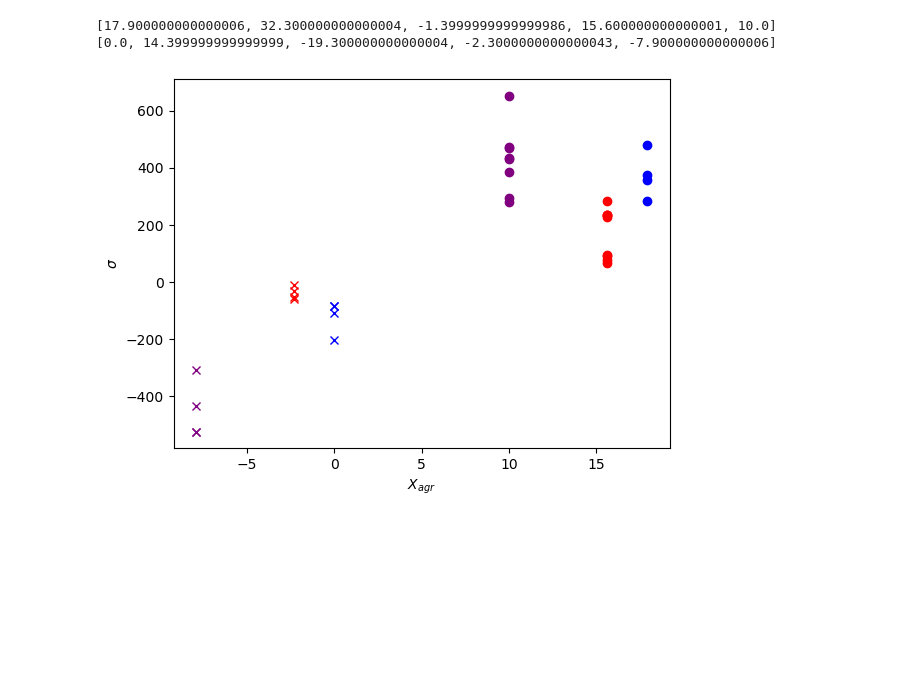
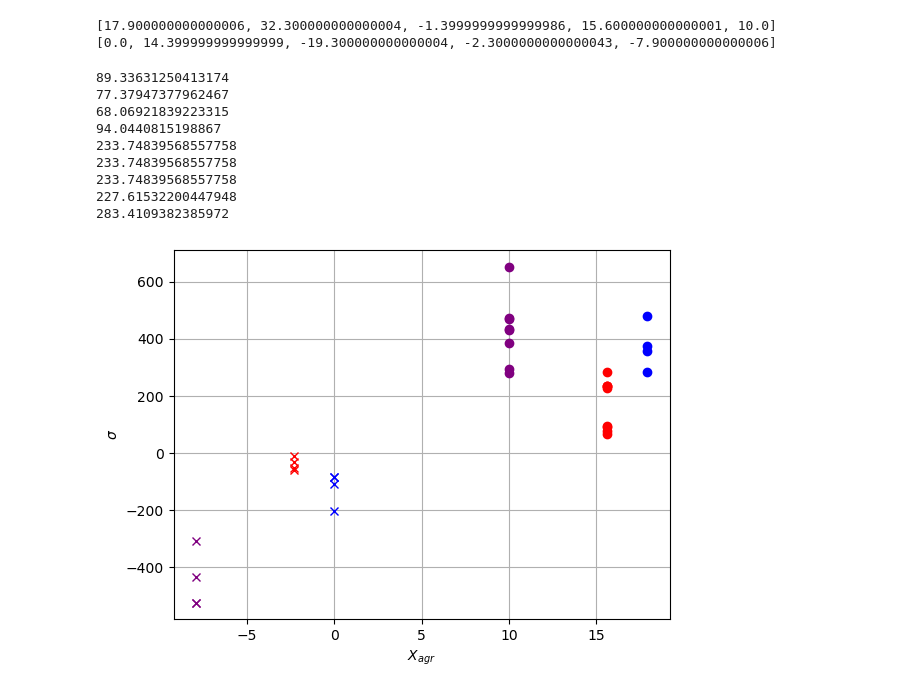
Before and after one commit to Kschloms/Advanced_Experimental_Physics, a Jupyter notebook: Aesorsal_exp/data.ipynb, the cells around one changed output. Drawn from its saved outputs; the diff is of its cells as text; code cells hidden in the pictures; blank space fills up the shorter version.

```diff
--- a/Aesorsal_exp/data.ipynb
+++ b/Aesorsal_exp/data.ipynb
@@ -228,33 +228,46 @@ for run in mgo_glass.charge_per_surface_area():
     pass
 
 for run in nb2o5_glass.charge_per_surface_area():
     # ax.plot(X_glass[2], run, 'o', color='green')
     pass
 
 for run in slg_glass.charge_per_surface_area():
+    print(run)
     ax.plot(X_glass[3], run, 'o', color='red')
 
 for run in tio2_glass.charge_per_surface_area():
     ax.plot(X_glass[4], run, 'o', color='purple')
 
-ax.set_xlabel(r'$X_{agr}$')
-ax.set_ylabel(r'$\sigma$')
+
 
 for run in al2o3_al_oxide.charge_per_surface_area():
     ax.plot(X_Al[0], run, 'x', color='blue')
 
 for run in mgo_al_oxide.charge_per_surface_area():
     # ax.plot(X_Al[1], run, 'x', color='orange')
     pass
 
 for run in nb2o5_al_oxide.charge_per_surface_area():
     # ax.plot(X_Al[2], run, 'x', color='green')
     pass
 
 for run in slg_al_oxide.charge_per_surface_area():
     ax.plot(X_Al[3], run, 'x', color='red')
 
 for run in tio2_al_oxide.charge_per_surface_area():
     ax.plot(X_Al[4], run, 'x', color='purple')
+
+ax.set_xlabel(r'$X_{agr}$')
+ax.set_ylabel(r'$\sigma$')
+ax.grid()
 # %% [output]
+89.33631250413174
+77.37947377962467
+68.06921839223315
+94.0440815198867
+233.74839568557758
+233.74839568557758
+233.74839568557758
+227.61532200447948
+283.4109382385972
-[figure, old version]
+[figure, new version]
```
